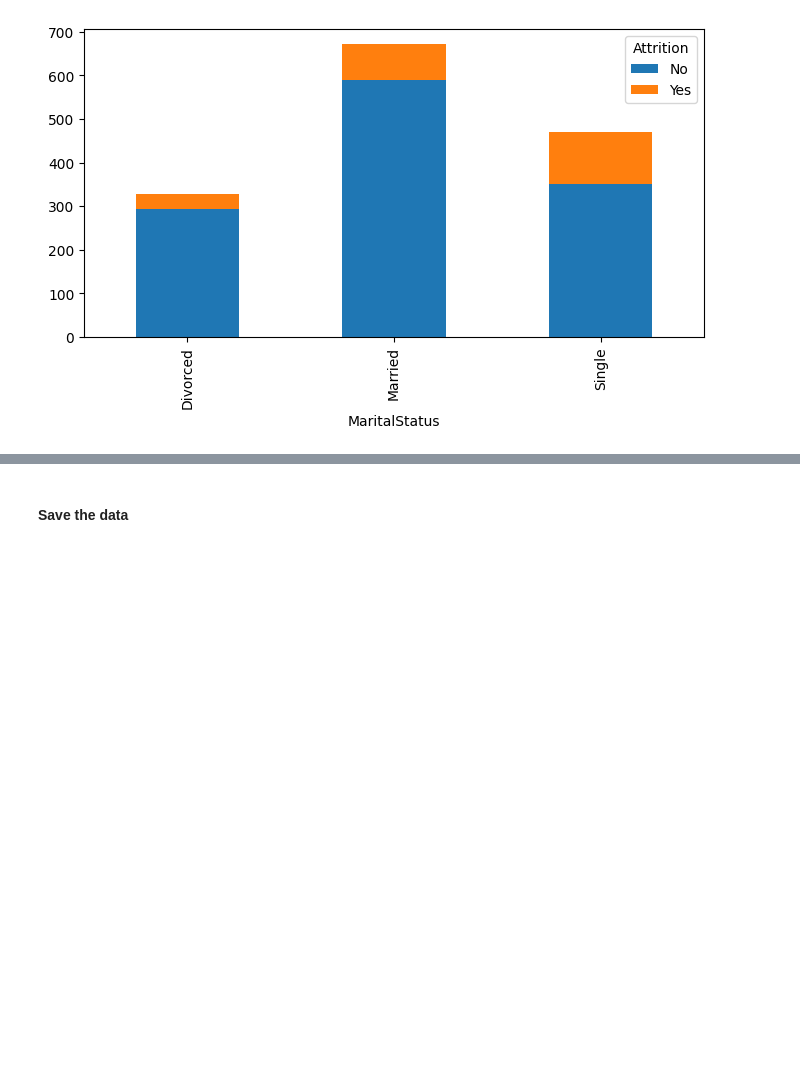
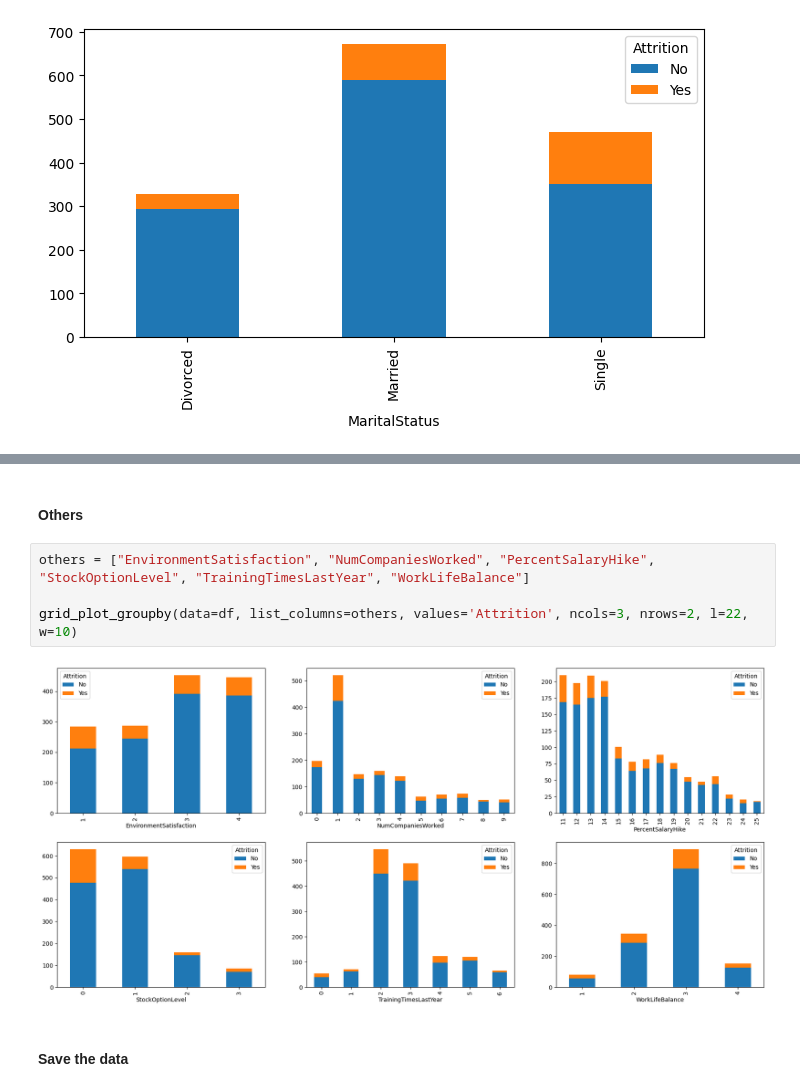
Before and after one commit to ldebele/Employee-Attrition-Prediction, a Jupyter notebook: notebooks/EDA.ipynb, the cells around one changed output, grey strips where cells are left out. Saved outputs shown, nothing was run; the diff lists cells and outputs as text; blank space fills up the shorter version.

```diff
--- a/notebooks/EDA.ipynb
+++ b/notebooks/EDA.ipynb
@@ -261,3 +278,11 @@ plot_groupby(df, "MaritalStatus", "Attrition")
+# %% [markdown]
+#### Others
+# %%
+others = ["EnvironmentSatisfaction", "NumCompaniesWorked", "PercentSalaryHike", "StockOptionLevel", "TrainingTimesLastYear", "WorkLifeBalance"]
+
+grid_plot_groupby(data=df, list_columns=others, values='Attrition', ncols=3, nrows=2, l=22, w=10)
+# %% [output]
+[figure, added]
 # %% [markdown]
 #### Save the data
 # %%
```
Also changed, not shown: parts of 11 cells of this notebook, 4 other files.
